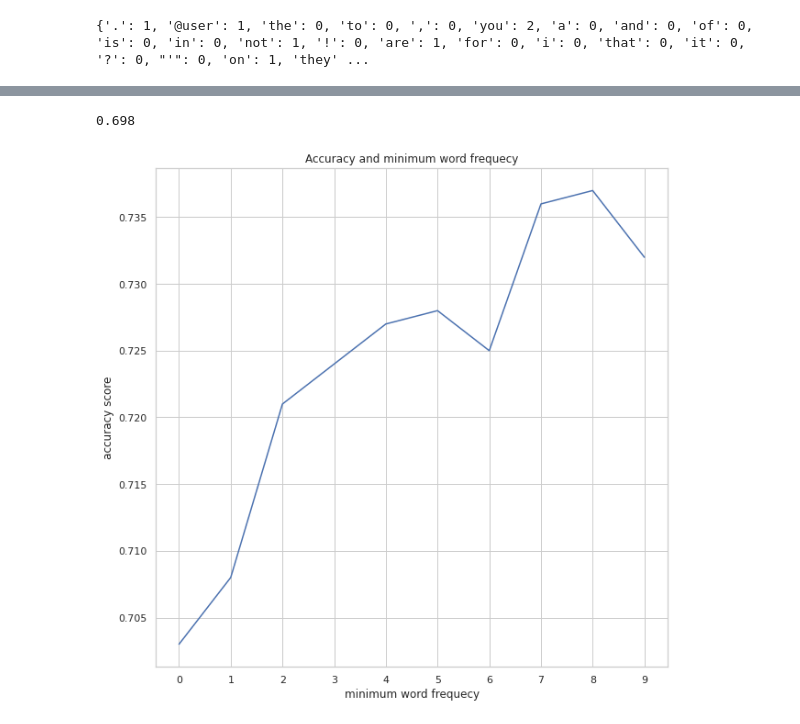
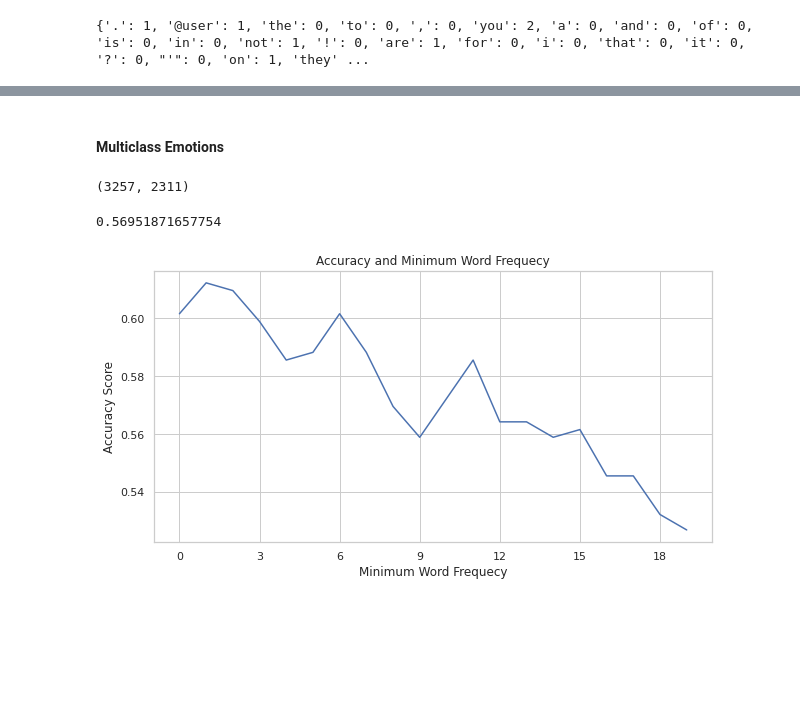
Before and after one commit to jonas-mika/twitter-hatespeech-detection, a Jupyter notebook: notebooks/project4.ipynb, the cells around one changed output, grey strips where cells are left out. Saved outputs shown, nothing was run; the diff lists cells and outputs as text; code cells hidden in the pictures; blank space fills up the shorter version.

```diff
--- a/notebooks/project4.ipynb
+++ b/notebooks/project4.ipynb
@@ -900,7 +823,58 @@ array([0, 0, 0, 0, 0, 0, 0, 1, 0, 0, 1, 0, 0, 1, 1, 0, 0, 0, 1, 1, 1, 1,
+# %% [markdown]
+#### Multiclass Emotions
+# %%
+def MNB_text_format_emotion(tokenised,train=False):
+    """formats the data into a format that is readable by the MNB model"""
+    cv = CountVectorizer(tokenizer=dummy, preprocessor=dummy)
+    cv.fit(DATA["processed"]["emotion"]["val_text"])#fit to the test vocab
+    if train==True:
+        X_train_counts = cv.transform(DATA["processed"]["emotion"]["train_text"])
+        #tfidf_transformer = TfidfTransformer()
+        #fitted_transform=tfidf_transformer.fit(X_train_counts)#fit to the test vocab
+        #X_tfidf = fitted_transform.transform(X_train_counts)
+    elif train==False:
+        X_train_counts = cv.transform(tokenised)
+        #X_tfidf = fitted_transform.transform(X_train_counts)# read into what this does
+    return X_train_counts#X_tfidf
+# %%
+MNB_text_format_emotion(remove_stop_uncommon(DATA["processed"]["emotion"]["train_text"],0,VOCABULARY['emotion']),train=True).shape
+# %% [output]
+(3257, 2311)
+# %%
+#fitting data
+clf = MultinomialNB(alpha=0.).fit(MNB_text_format_emotion (
+remove_stop_uncommon(DATA["processed"]["emotion"]["train_text"],0,VOCABULARY['emotion']),train=True),
+DATA['processed']['emotion']['train_labels'])
+# %%
+def bag_of_words_accuracy_emotion(Dataset,min_frequency,v_or_t="val"):
+    """takes cleaned and tokensed data and returns accuracy score of the model"""
+    if v_or_t!="val":
+        v_or_t="test"
+        print("warning! you are using the test data")
+
+    prediction = clf.predict(MNB_text_format_emotion(remove_stop_uncommon(DATA["processed"][Dataset][f"{v_or_t}_text"],min_frequency,VOCABULARY[Dataset])))
+    actual = DATA["processed"][Dataset][f"{v_or_t}_labels"]
+    return accuracy_score(actual, prediction)
+# %%
+bag_of_words_accuracy_emotion("emotion",8)
+# %% [output]
+0.56951871657754
+# %%
+def plot_accuracy(max_vocab,Dataset):
+    if Dataset=="emotion":
+        accuracies=[]
+        for i in range (max_vocab):
+            accuracies.append(bag_of_words_accuracy_emotion("emotion",i))
+        ax = plt.figure(figsize=(10,5)).gca()
+        ax.xaxis.set_major_locator(MaxNLocator(integer=True))
+        ax.plot([x for x in range (max_vocab)],accuracies)
+        ax.set_xlabel("Minimum Word Frequecy")
+        ax.set_ylabel("Accuracy Score")
+        ax.set_title("Accuracy and Minimum Word Frequecy")
+# %%
+plot_accuracy(20,"emotion")#1 seems best here
+# %% [output]
+[figure, added]
 # %%
-### testing on cleaned and tokenised validation data
-prediction = clf.predict(MNB_text_format(remove_stop_uncommon(DATA["processed"]["hate"]["val_text"],44,VOCABULARY['hate'])))
-actual = DATA["processed"]["hate"]["val_labels"]
-accuracy_score(actual, prediction)
+prediction = clf.predict(MNB_text_format_emotion(remove_stop_uncommon(DATA["processed"]["emotion"]["val_text"],1,VOCABULARY["emotion"])))
+actual = DATA["processed"]["emotion"]["val_labels"]
-# %% [output]
-0.698
@@ -928,4 +880,0 @@ def plot_accuracy(max_vocab,Dataset):
-# %%
-plot_accuracy(10,"hate")
-# %% [output]
-[figure, removed]
```
Also changed, not shown: parts of 32 cells of this notebook.
